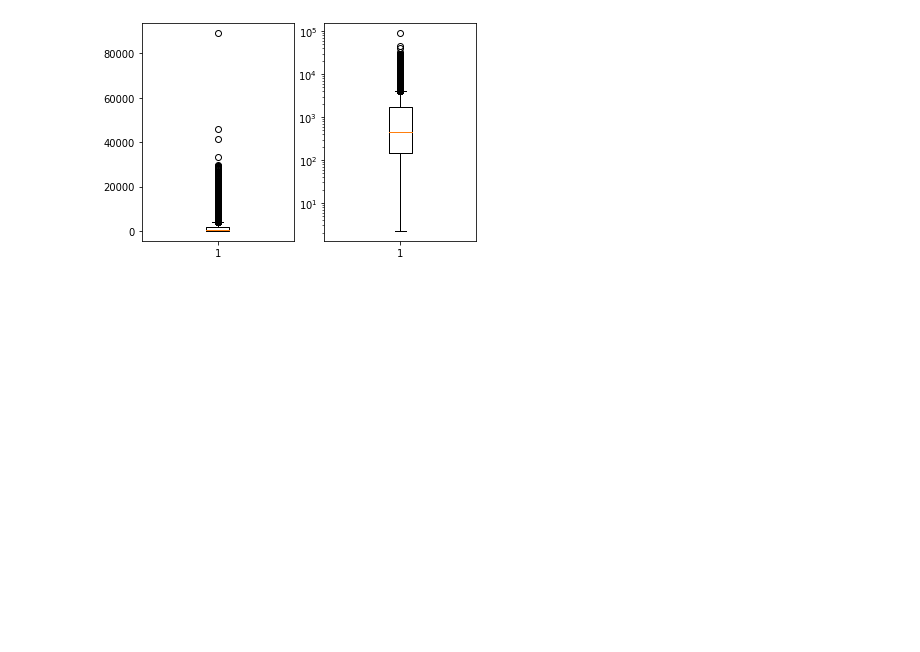
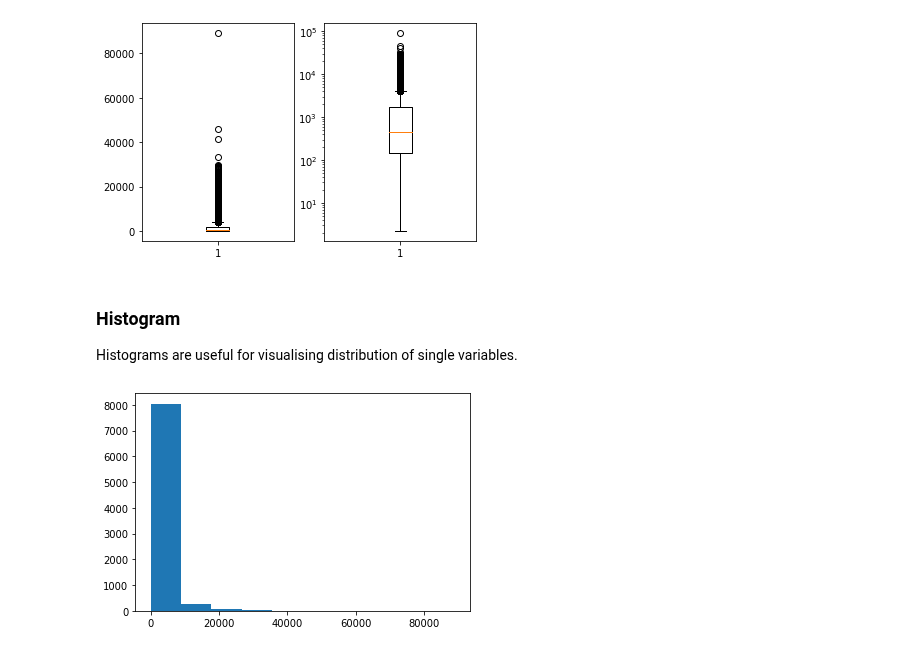
Before and after one commit to R-aryan/Machine_Learning_Crash_Course, a Jupyter notebook: Data Visualization/Matplotlib_Introduction.ipynb, the cells around one changed output. Cells and saved outputs as stored; diff of their text form; code cells hidden in the pictures; blank space fills up the shorter version.

```diff
--- a/Data Visualization/Matplotlib_Introduction.ipynb
+++ b/Data Visualization/Matplotlib_Introduction.ipynb
@@ -221,3 +221,14 @@ plt.yscale('log')
 plt.show()
 # %% [output]
 [figure]
+# %% [markdown]
+### Histogram
+
+Histograms are useful for visualising distribution of single variables.
+# %%
+# Histograms
+
+plt.hist(df['Sales'])
+plt.show()
+# %% [output]
+[figure, added]
```
